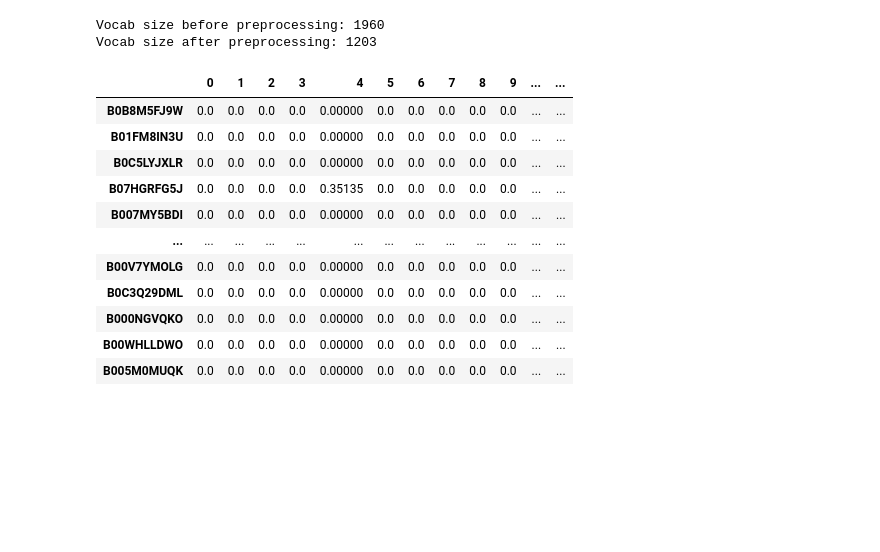
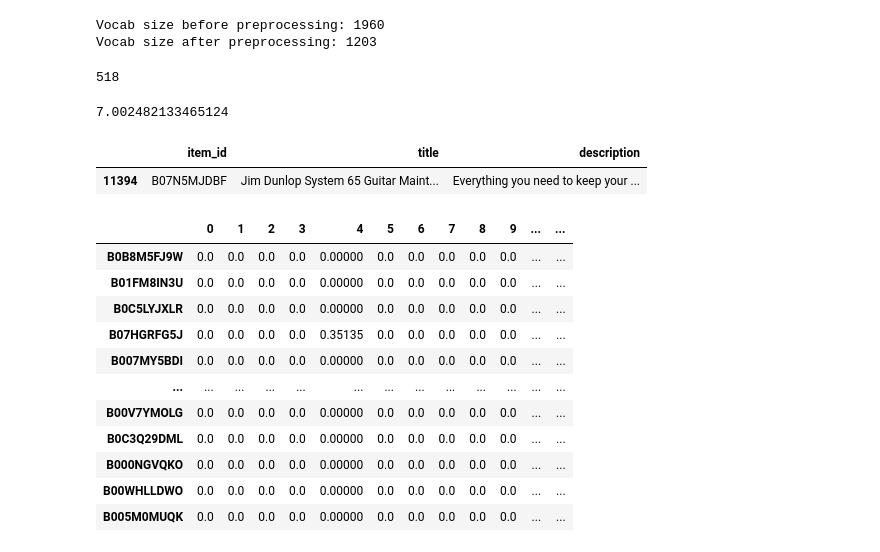
Before and after one commit to danielpenchev98/Web-Recommender-Systems-2025, a Jupyter notebook: project/project.ipynb, the cells around one changed output. Cells and saved outputs as stored; diff of their text form; code cells hidden in the pictures; blank space fills up the shorter version.

```diff
--- a/project/project.ipynb
+++ b/project/project.ipynb
@@ -1673,6 +1656,19 @@ dataframe_item_representation = pd.concat([
     dataframe_with_tf_idf_item_representations
     ], axis=1)
 dataframe_item_representation.index=filtered_item_metadata.item_id.tolist()
+# %%
+len(filtered_item_metadata.item_id.tolist())
+# %% [output]
+518
+# %%
+dataframe_item_representation.loc['B07N5MJDBF'].sum()
+# %% [output]
+7.002482133465124
+# %%
+filtered_item_metadata[filtered_item_metadata.item_id=='B07N5MJDBF']
+# %% [output]
+|  | item_id | title | description |
+| 11394 | B07N5MJDBF | Jim Dunlop System 65 Guitar Maint... | Everything you need to keep your ... |
 # %%
 dataframe_item_representation
 # %% [output]
```
Also changed, not shown: parts of 29 cells of this notebook, 4 other files.
